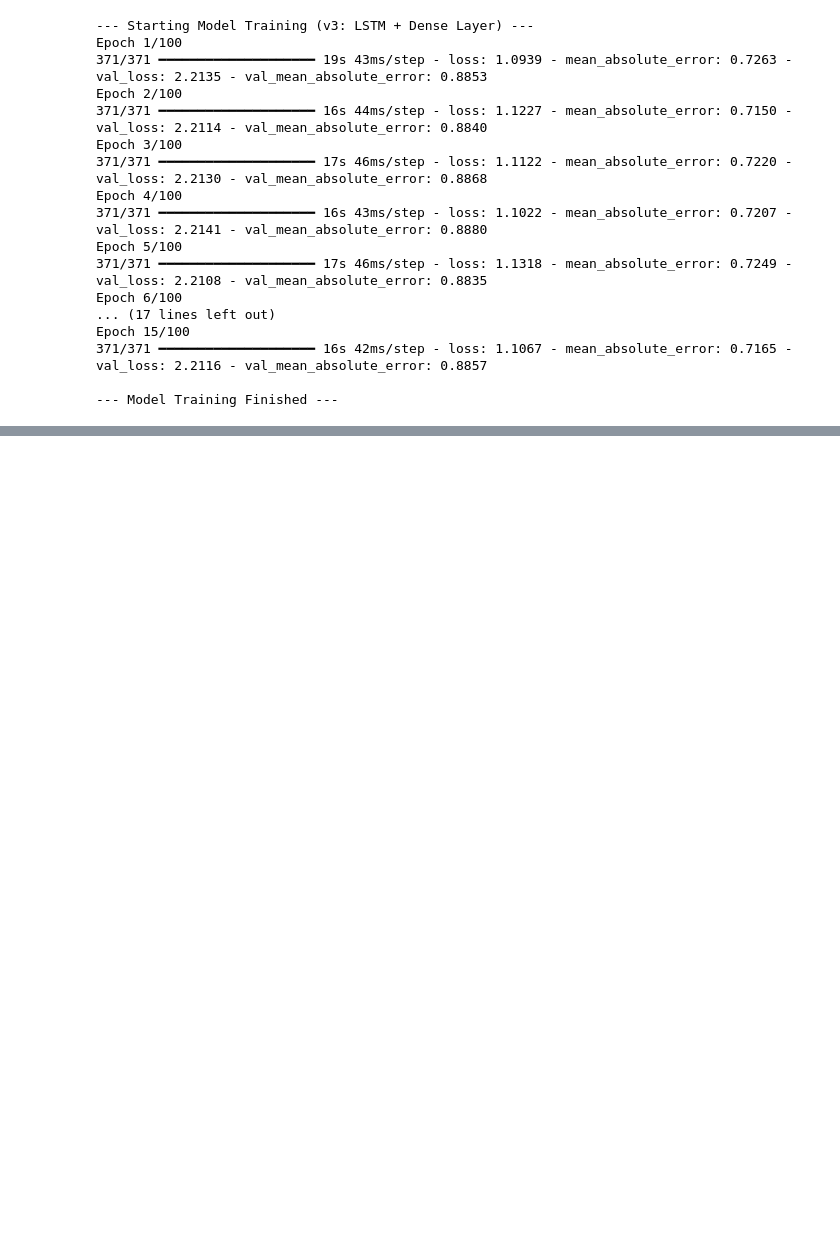
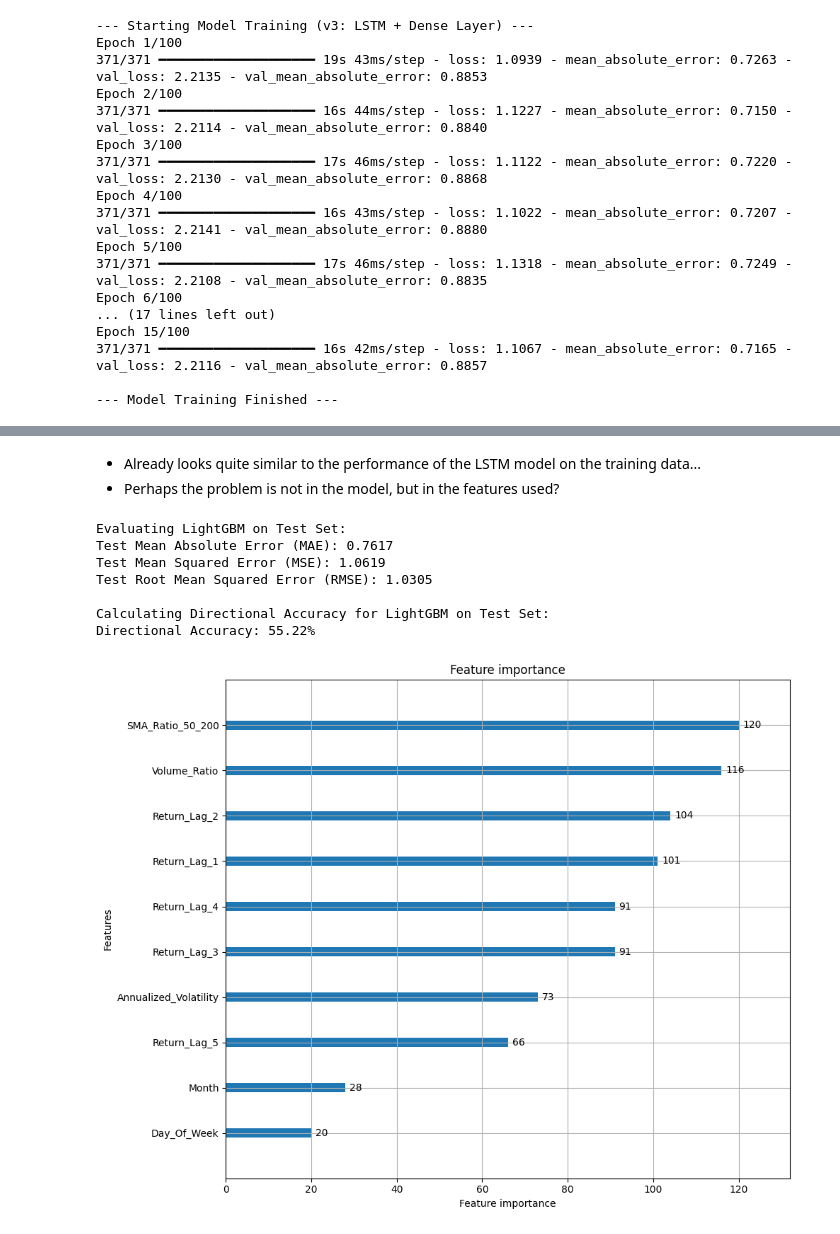
Before and after one commit to Arashi20/sp500_Prediction, a Jupyter notebook: notebooks/Model_Training.ipynb, the cells around one changed output, grey strips where cells are left out. Drawn from its saved outputs; the diff is of its cells as text; code cells hidden in the pictures; blank space fills up the shorter version.

Commit message:
Feat: Pivoted to using a LightGBM model

```diff
--- a/notebooks/Model_Training.ipynb
+++ b/notebooks/Model_Training.ipynb
@@ -772,0 +858,45 @@ Epoch 15/100
+# %% [markdown]
+- Already looks quite similar to the performance of the LSTM model on the training data...
+- Perhaps the problem is not in the model, but in the features used?
+# %%
+#Evaluate LightGBM on Test Set
+print("\nEvaluating LightGBM on Test Set:")
+y_pred_test_lgb = gbm_model.predict(X_test)
+
+#Calculate Metrics
+test_mae_lgb = mean_absolute_error(y_test_np, y_pred_test_lgb)
+test_mse_lgb = mean_squared_error(y_test_np, y_pred_test_lgb)
+
+print(f"Test Mean Absolute Error (MAE): {test_mae_lgb:.4f}")
+print(f"Test Mean Squared Error (MSE): {test_mse_lgb:.4f}")
+print(f"Test Root Mean Squared Error (RMSE): {np.sqrt(test_mse_lgb):.4f}")
+
+
+#Calculate Directional Accuracy
+print("\nCalculating Directional Accuracy for LightGBM on Test Set:")
+epsilon = 1e-9
+correct_direction_lgb = (np.sign(y_pred_test_lgb) * np.sign(y_test_np + epsilon)) > 0
+directional_accuracy_lgb = np.mean(correct_direction_lgb) * 100
+print(f"Directional Accuracy: {directional_accuracy_lgb:.2f}%")
+
+#Feature Importance (Insight from Trees)
+lgb.plot_importance(gbm_model, figsize=(10, 8), max_num_features=20) #Plot the top features
+plt.tight_layout()
+plt.show()
+
+#You can also get importance values as a DataFrame
+feature_imp = pd.DataFrame({
+    'Value': gbm_model.feature_importances_,
+    'Feature': X_train.columns # Assumes X_train still has column names
+})
+feature_imp = feature_imp.sort_values(by="Value", ascending=False)
+#print(feature_imp.head(10)) # Print top 10 features
+# %% [output]
+Evaluating LightGBM on Test Set:
+Test Mean Absolute Error (MAE): 0.7617
+Test Mean Squared Error (MSE): 1.0619
+Test Root Mean Squared Error (RMSE): 1.0305
+
+Calculating Directional Accuracy for LightGBM on Test Set:
+Directional Accuracy: 55.22%
+[figure, added]
```
Also changed, not shown: parts of 6 cells of this notebook.
